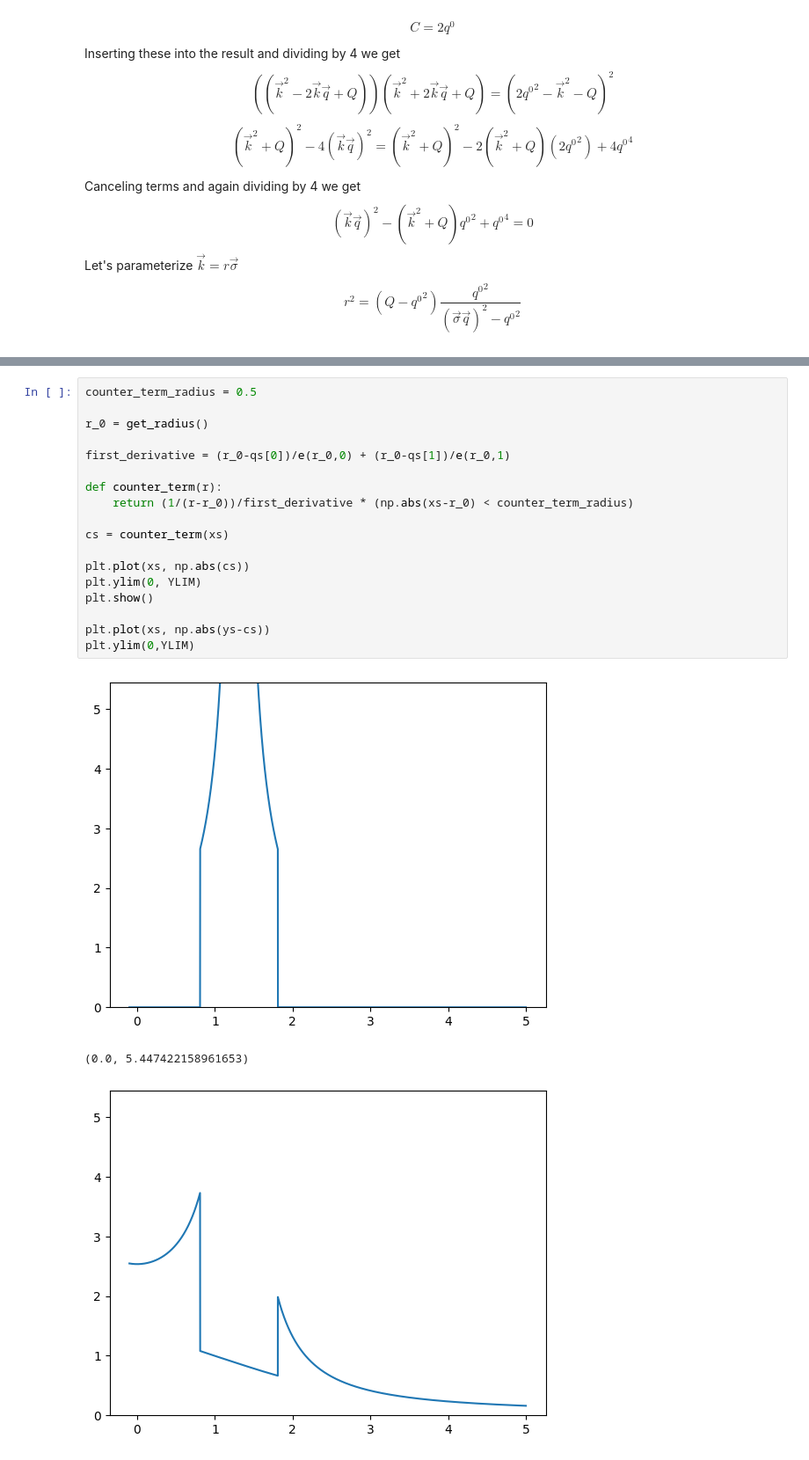
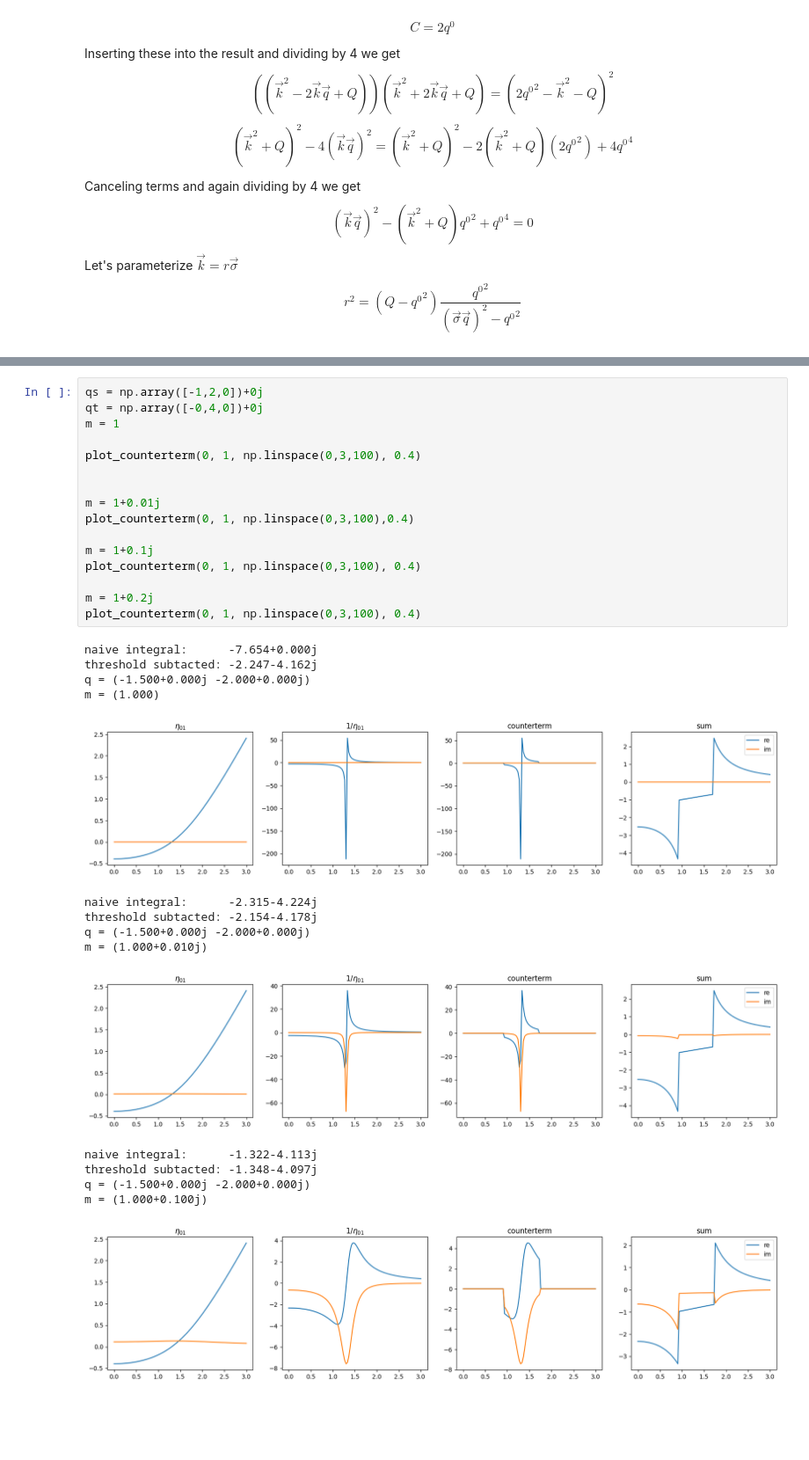
Before and after one commit to SecretGmG/bachelor_thesis, a Jupyter notebook: notebooks/thresh.ipynb, the cells around one changed output, grey strips where cells are left out. Shown: that part at 88% size. Cells and saved outputs as stored; diff of their text form; blank space fills up the shorter version.

Commit message:
bilt thresh sub exmaple

```diff
--- a/notebooks/thresh.ipynb
+++ b/notebooks/thresh.ipynb
@@ -102,22 +136,32 @@ def get_radius():
-# %%
-counter_term_radius = 0.5
-
-r_0 = get_radius()
-
-first_derivative = (r_0-qs[0])/e(r_0,0) + (r_0-qs[1])/e(r_0,1)
-
-def counter_term(r):
-    return (1/(r-r_0))/first_derivative * (np.abs(xs-r_0) < counter_term_radius)
-
-cs = counter_term(xs)
-
-plt.plot(xs, np.abs(cs))
-plt.ylim(0, YLIM)
-plt.show()
-
-plt.plot(xs, np.abs(ys-cs))
-plt.ylim(0,YLIM)
-# %% [output]
-[figure, removed]
-(0.0, 5.447422158961653)
-[figure, removed]
+# %%
+qs = np.array([-1,2,0])+0j
+qt = np.array([-0,4,0])+0j
+m = 1
+
+plot_counterterm(0, 1, np.linspace(0,3,100), 0.4)
+
+
+m = 1+0.01j
+plot_counterterm(0, 1, np.linspace(0,3,100),0.4)
+
+m = 1+0.1j
+plot_counterterm(0, 1, np.linspace(0,3,100), 0.4)
+
+m = 1+0.2j
+plot_counterterm(0, 1, np.linspace(0,3,100), 0.4)
+# %% [output]
+naive integral:      -7.654+0.000j
+threshold subtacted: -2.247-4.162j
+q = (-1.500+0.000j -2.000+0.000j)
+m = (1.000)
+[figure, added]
+naive integral:      -2.315-4.224j
+threshold subtacted: -2.154-4.178j
+q = (-1.500+0.000j -2.000+0.000j)
+m = (1.000+0.010j)
+[figure, added]
+naive integral:      -1.322-4.113j
+threshold subtacted: -1.348-4.097j
+q = (-1.500+0.000j -2.000+0.000j)
+m = (1.000+0.100j)
+[figure, added]
```
Also changed, not shown: parts of 4 cells of this notebook, 1 other file.
